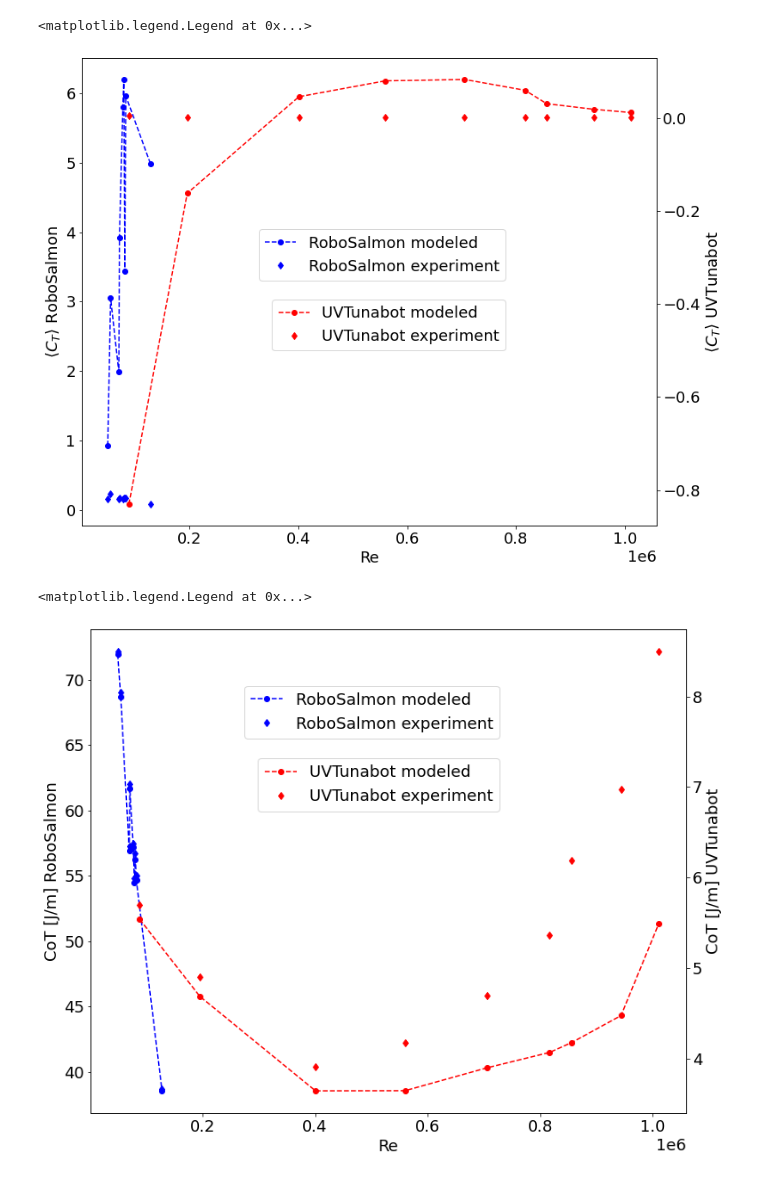
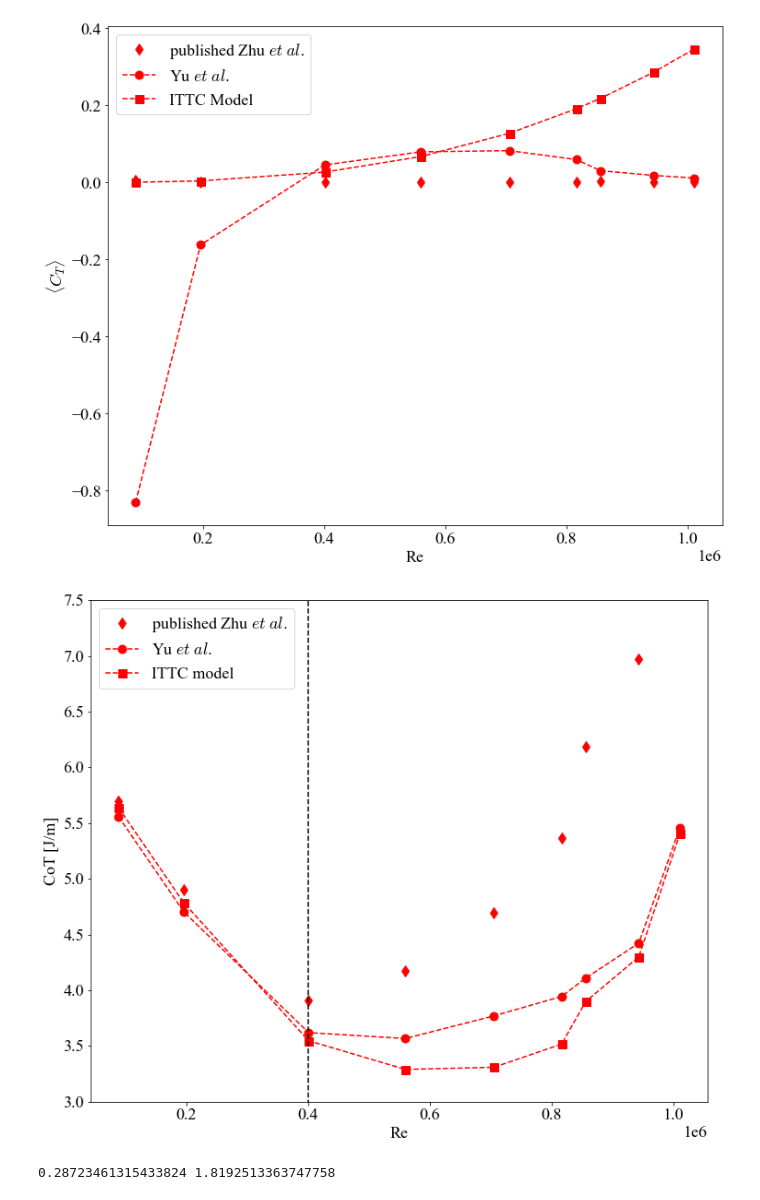
Before and after one commit to michaelcoe/Ika-Flow, a Jupyter notebook: Reference_data_modeling/Yu_COT_model.ipynb, the cells around one changed output. Saved outputs shown, nothing was run; the diff lists cells and outputs as text; code cells hidden in the pictures.

```diff
--- a/Reference_data_modeling/Yu_COT_model.ipynb
+++ b/Reference_data_modeling/Yu_COT_model.ipynb
@@ -6,6 +6,13 @@ import pandas as pd
 import matplotlib.pyplot as plt
 
 from pathlib import Path
+
+from Scripts import cotEstimators as ce
+
+# Global plot parameters
+plt.rcParams.update({'font.size':20, 'lines.markersize':9})
+plt.rcParams.update({'mathtext.fontset':'cm'})
+plt.rcParams.update({'font.family':'Times New Roman'})
 # %%
 # import robotic fish data
 data_location = Path(r'./PowerAndThrustData.xlsx')
@@ -34,8 +41,8 @@ def average_thrust(data, coeffs, case):
 
     return Re, CT
 # %%
-def calc_cot(CT, density, dataframe, S_t, eff):
-    return np.divide(dataframe['Electrical Power'] + ((1/eff) * CT * 0.5 * density * dataframe['Velocity']**3 * S_t), dataframe['Velocity'])
+def calc_cot(CT, density, dataframe, S_t):
+    return np.divide(dataframe['Electrical Power'] + (CT * 0.5 * density * dataframe['Velocity']**3 * S_t), dataframe['Velocity'])
 # %%
 # define some constants for the modeling
 density = 998.3
@@ -47,66 +54,81 @@ robots = ['roboSalmon', 'UVTunabot']
 
 L = [0.9, 0.255]
 D = [0.14, 0.0492]
 lam = [0.9, 0.255]
 M = [4.9, 0.306]
 S_t = [0.01, 0.0016]
 efficiency = [0.8, 0.8]
 
 
 CT = {robots[0]:{}, robots[1]:{}}
 CoT = {robots[0]:{}, robots[1]:{}}
 
 for i, frame in enumerate([roboSalmon_df, UVTunabot_df]):
 
     case_coeffs['carangiform'] = {'length':L[i], 'beta1':3.61, 'beta2':1.28, 'lamda0-L':0.52, 'lamda':lam[i], 'lamda-L':L[i], 'd1':11.2, 'd2':3.87, 'FB':(1 + (1.5 * (D[i]/L[i])**1.5) + (7 * (D[i]/L[i])**3)), 'xi':1.346}
 
     CT[robots[i]]['Re'], CT[robots[i]]['CT'] = average_thrust(frame, case_coeffs['carangiform'], 'carangiform')
     CT[robots[i]]['Exp'] = frame['CT'].values
 
-    CoT[robots[i]]['modeled'] = calc_cot(CT[robots[i]]['CT'], density, frame, S_t[i], efficiency[i])
+    CoT[robots[i]]['modeled'] = calc_cot(CT[robots[i]]['CT'], density, frame, S_t[i])
     CoT[robots[i]]['Exp'] = frame['COT']
 
+    ITTC_prop_power = ce.ITTC_pp(L[i]/D[i], S_t[i], L[i], efficiency[i], 1e-6, density, frame['Velocity'].values)
+    CT[robots[i]]['ITTC'] = ITTC_prop_power
+    CoT[robots[i]]['ITTC'] = np.divide(frame['Electrical Power'] + ITTC_prop_power, frame['Velocity'])
 
 plt.rcParams.update({'font.size':18})
 fig1, ax1 = plt.subplots(figsize=(12,10), facecolor='w')
-ax2 = ax1.twinx()
+#ax2 = ax1.twinx()
 
-ax2.plot(CT['UVTunabot']['Re'], CT['UVTunabot']['CT'], 'ro--', label='UVTunabot' + ' modeled')
-ax2.plot(CT['UVTunabot']['Re'], CT['UVTunabot']['Exp'], 'rd', label='UVTunabot' + ' experiment')
+ax1.plot(CT['UVTunabot']['Re'], CT['UVTunabot']['Exp'], 'rd', label='published ' + 'Zhu $\it{et\;al.}$')
+ax1.plot(CT['UVTunabot']['Re'], CT['UVTunabot']['CT'], 'ro--', label='Yu $\it{et\;al.}$')
+ax1.plot(CT['UVTunabot']['Re'], CT['UVTunabot']['ITTC'], 'rs--', label='ITTC Model')
 
-ax1.plot(CT['roboSalmon']['Re'], CT['roboSalmon']['CT'], 'bo--', label='RoboSalmon' + ' modeled')
-ax1.plot(CT['roboSalmon']['Re'], CT['roboSalmon']['Exp'], 'bd', label='RoboSalmon' + ' experiment')
+# ax2.plot(CT['roboSalmon']['Re'], CT['roboSalmon']['CT'], 'bo--', label='RoboSalmon' + ' modeled')
+# ax2.plot(CT['roboSalmon']['Re'], CT['roboSalmon']['Exp'], 'bd', label='RoboSalmon' + ' experiment')
 
 ax1.set_xlabel('Re')
-ax2.set_ylabel('$\\langle C_T \\rangle $ UVTunabot')
-ax1.set_ylabel('$\\langle C_T \\rangle $ RoboSalmon')
-ax1.legend(bbox_to_anchor=(0.75, 0.65))
-ax2.legend(bbox_to_anchor=(0.75, 0.5))
+ax1.set_ylabel('$\\langle C_T \\rangle $')
+# ax2.set_ylabel('$\\langle C_T \\rangle $ RoboSalmon')
+ax1.legend()
+# ax2.legend(bbox_to_anchor=(0.75, 0.5))
 
-#fig1.savefig('CT_2_robots.pdf', facecolor='w', dpi=300)
+fig1.savefig('CT_Yu_UVTunabot.pdf', facecolor='w', dpi=300)
 # %% [output]
-<matplotlib.legend.Legend at 0x...>
-[figure, old version]
+[figure, new version]
 # %%
 fig2, ax2 = plt.subplots(figsize=(12,10), facecolor='w')
-ax3 = ax2.twinx()
+#ax3 = ax2.twinx()
 
-ax3.plot(CT['UVTunabot']['Re'], CoT['UVTunabot']['modeled'], 'ro--', label='UVTunabot' + ' modeled')
-ax3.plot(CT['UVTunabot']['Re'], CoT['UVTunabot']['Exp'], 'rd', label='UVTunabot' + ' experiment')
+ax2.plot(CT['UVTunabot']['Re'], CoT['UVTunabot']['Exp'], 'rd', label='published ' + 'Zhu $\it{et\;al.}$')
+ax2.plot(CT['UVTunabot']['Re'], CoT['UVTunabot']['modeled'], 'ro--', label='Yu $\it{et\;al.}$')
+ax2.plot(CT['UVTunabot']['Re'], CoT['UVTunabot']['ITTC'], 'rs--', label='ITTC model')
 
-ax2.plot(CT['roboSalmon']['Re'], CoT['roboSalmon']['modeled'], 'bo--', label='RoboSalmon' + ' modeled')
-ax2.plot(CT['roboSalmon']['Re'], CoT['roboSalmon']['Exp'], 'bd', label='RoboSalmon' + ' experiment')
+# ax3.plot(CT['roboSalmon']['Re'], CoT['roboSalmon']['modeled'], 'bo--', label='RoboSalmon' + ' modeled')
+# ax3.plot(CT['roboSalmon']['Re'], CoT['roboSalmon']['Exp'], 'bd', label='RoboSalmon' + ' experiment')
+
+min = np.argmin(CoT['UVTunabot']['Exp'])
+
+ax2.plot([CT['UVTunabot']['Re'][min], CT['UVTunabot']['Re'][min]], [0, 10], 'k--')
 
 ax2.set_xlabel('Re')
-ax3.set_ylabel('CoT [J/m] UVTunabot')
-ax2.set_ylabel('CoT [J/m] RoboSalmon')
-ax2.legend(bbox_to_anchor=(0.7, 0.9))
-ax3.legend(bbox_to_anchor=(0.7, 0.75))
+ax2.set_ylabel('CoT [J/m]')
+ax2.set_ylim([3.0, 7.5])
+# ax3.set_ylabel('CoT [J/m] RoboSalmon')
+ax2.legend(loc=2)
+# ax3.legend(bbox_to_anchor=(0.7, 0.75))
 
-#fig2.savefig('CoT_2_robots.pdf', facecolor='w', dpi=300)
+fig2.savefig('CoT_Yu_UVTunabot.pdf', facecolor='w', dpi=300)
 # %% [output]
-<matplotlib.legend.Legend at 0x...>
-[figure, old version]
+[figure, new version]
+# %%
+rmsd_ct = np.sqrt(np.sum((CT['UVTunabot']['CT']-CT['UVTunabot']['Exp'])**2)/len(CT['UVTunabot']['CT']))
+rmsd_cot = np.sqrt(np.sum((CoT['UVTunabot']['modeled']-CoT['UVTunabot']['Exp'])**2)/len(CoT['UVTunabot']['modeled']))
+
+print(rmsd_ct, rmsd_cot)
+# %% [output]
+0.28723461315433824 1.8192513363747758
 # %%
 # define some constants for the modeling
 density = 998.3
```
Also changed, not shown: parts of 2 cells of this notebook, 11 other files.
